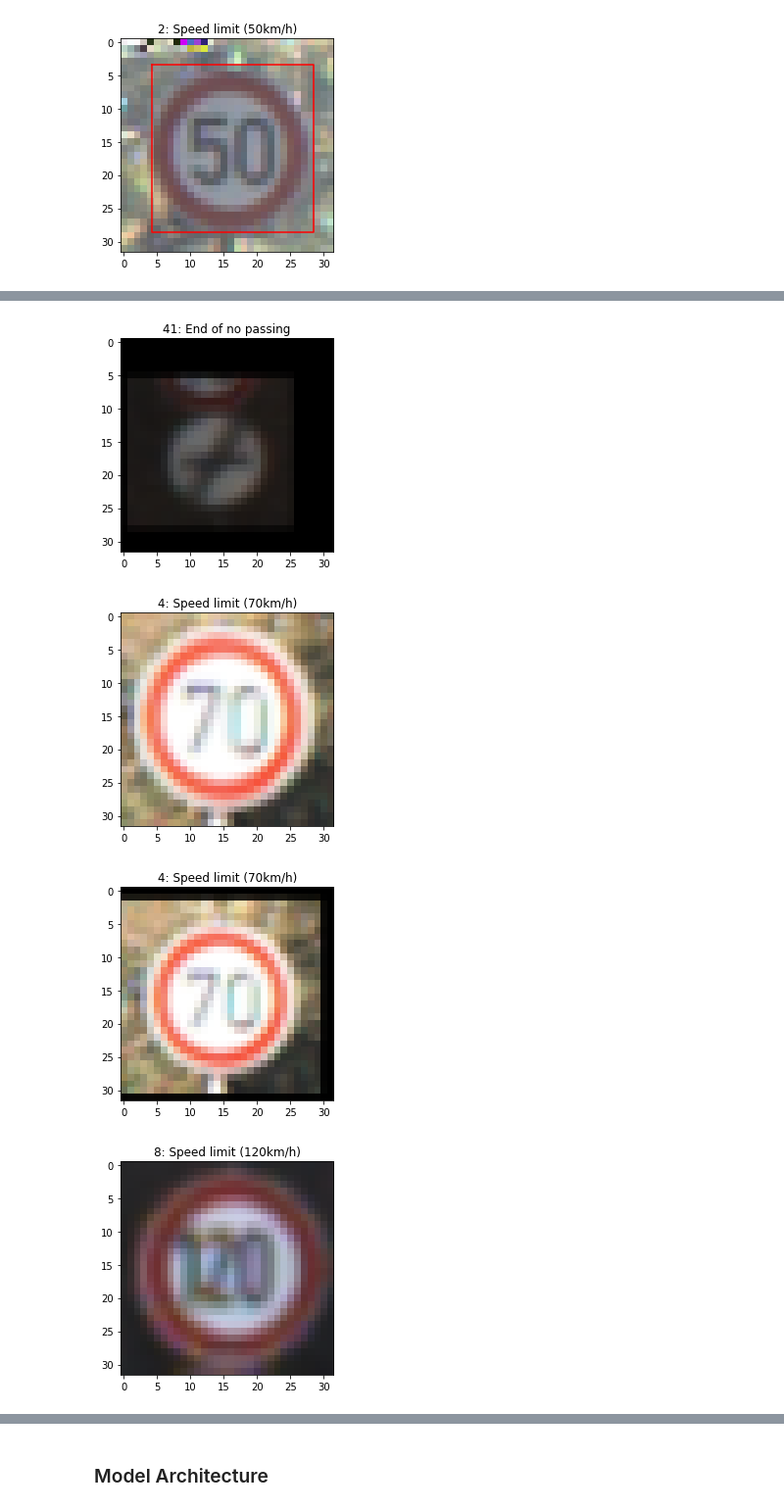
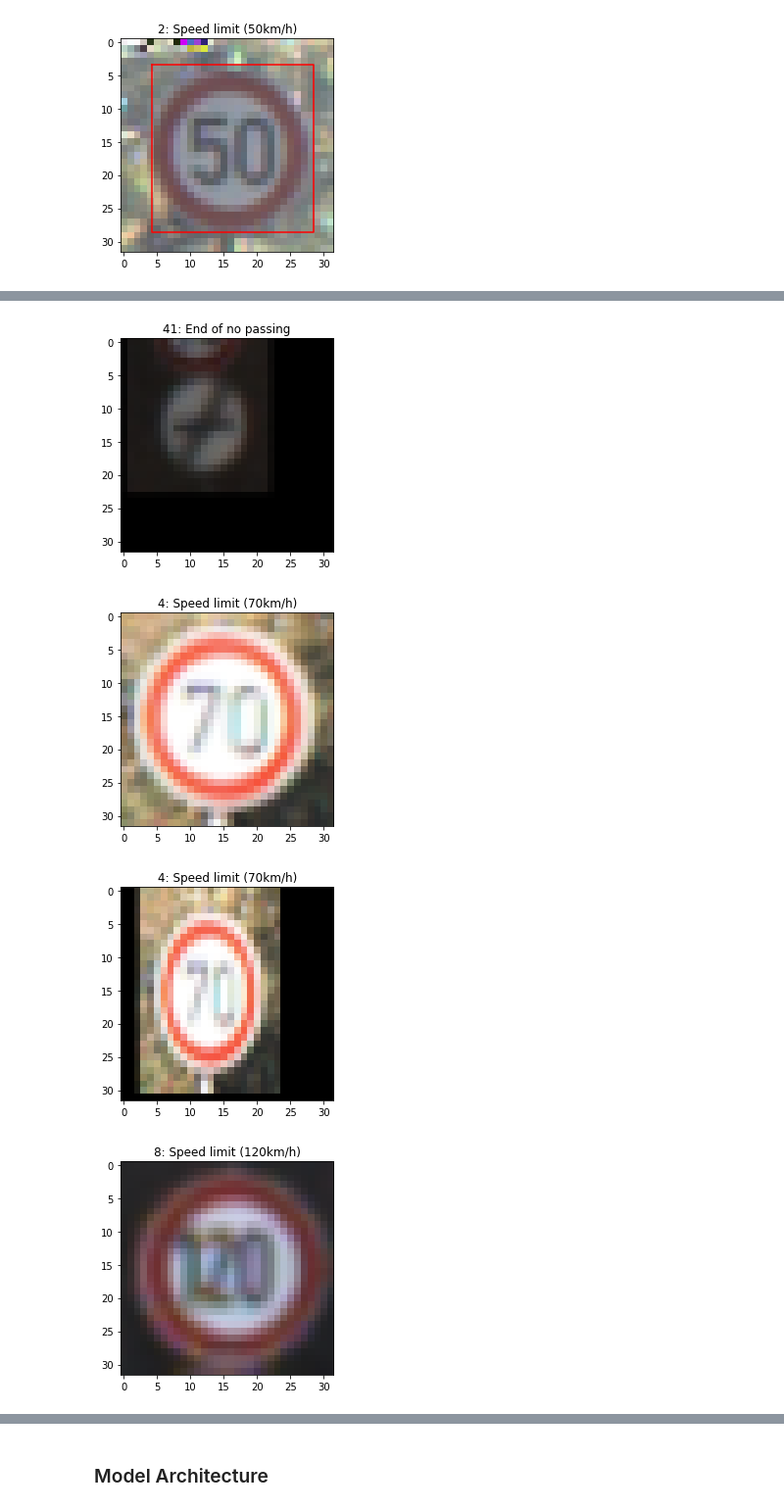
Before and after one commit to ysono/CarND-T1P2-Traffic-Sign-Classifier-Project, a Jupyter notebook: Traffic_Sign_Classifier.ipynb, the cells around one changed output, grey strips where cells are left out. Shown at 98% size. Cells and saved outputs as stored; diff of their text form; code cells hidden in the pictures.

```diff
--- a/Traffic_Sign_Classifier.ipynb
+++ b/Traffic_Sign_Classifier.ipynb
@@ -138,7 +147,7 @@ def sample_dataset(dataset, interval):
         result[k] = dataset[k][::interval]
     return result
 # %%
-figs_garbage.extend(visualize_dataset(sample_dataset(train, 4000)))
+figs_garbage.extend(visualize_dataset(sample_dataset(train_dataset, 4000)))
 # %% [output]
 [figure]
 [figure]
@@ -183,7 +192,7 @@ import numpy as np
 def pre_proc_images_gray(images):
     return np.array([cv2.cvtColor(img, cv2.COLOR_RGB2GRAY).reshape(image_dim, image_dim, 1) for img in images])
 
-temp_dataset = sample_dataset(train, 4000)
+temp_dataset = sample_dataset(train_dataset, 4000)
 temp_dataset['features'] = pre_proc_images_gray(temp_dataset['features'])[:,:,:,0]
 figs_garbage.extend(visualize_dataset(temp_dataset, cmap='gray'))
 # %% [output]
@@ -200,9 +209,9 @@ figs_garbage.extend(visualize_dataset(temp_dataset, cmap='gray'))
 def pre_proc_images_normalize(images):
     return (images.astype(np.float32) - 128) / 128
 
-temp_dataset = sample_dataset(train, 4000)
+temp_dataset = sample_dataset(train_dataset, 4000)
 temp_dataset['features'] = pre_proc_images_normalize(temp_dataset['features'])
-print(train['features'].max(), train['features'].min(), temp_dataset['features'].max(), temp_dataset['features'].min())
+print(train_dataset['features'].max(), train_dataset['features'].min(), temp_dataset['features'].max(), temp_dataset['features'].min())
 figs_garbage.extend(visualize_dataset(temp_dataset, vmin=-1.0, vmax=1.0))
 # %% [output]
 255 0 0.992188 -0.945312
@@ -221,0 +227,9 @@ def pre_proc_images_noise(images):
+# %%
+def generate_images_noise(images):
+    '''dtype of images should be non-integer. Hence images provided could eg be already normalized.'''
+    return np.random.normal(scale=0.04, size=images.shape) + images
+
+temp_dataset = sample_dataset(train_dataset, 4000)
+temp_dataset['features'] = generate_images_noise(pre_proc_images_normalize(pre_proc_images_gray(temp_dataset['features'])))[:,:,:,0]
+print(train_dataset['features'].max(), train_dataset['features'].min(), temp_dataset['features'].max(), temp_dataset['features'].min())
+figs_garbage.extend(visualize_dataset(temp_dataset, vmin=-1.0, vmax=1.0, cmap='gray'))
@@ -222,36 +247,35 @@ def pre_proc_images_noise(images):
 # %%
 import math
-import random
 
-def rand_pad_distortion():
-    return random.randint(0, image_dim / 2 - 1)
+def rand_pad_pixels():
+    return np.random.randint(0, image_dim / 2, size=2)
 
 def generate_images(dataset):
     result_dataset = {
         'features': [],
         'labels': []
     }
     for f, l, s, c in zip(dataset['features'], dataset['labels'], dataset['sizes'], dataset['coords']):
         w, h = s
         x1, y1, x2, y2 = c
         x1, x2 = float(x1) / w * image_dim, float(x2) / w * image_dim
         y1, y2 = float(y1) / h * image_dim, float(y2) / h * image_dim
 
         cropped = f[math.floor(x1):math.ceil(x2)+1, math.floor(y1):math.ceil(y2)+1, :]
         result_dataset['features'].append(cv2.resize(cropped, (image_dim, image_dim)))
         result_dataset['labels'].append(l)
 
-        distorted = np.pad(f, ((rand_pad_distortion(),rand_pad_distortion()), (rand_pad_distortion(),rand_pad_distortion()), (0,0)), 'constant')
+        distorted = np.pad(f, (rand_pad_pixels(), rand_pad_pixels(), (0,0)), 'constant')
         result_dataset['features'].append(cv2.resize(distorted, (image_dim, image_dim)))
         result_dataset['labels'].append(l)
     return result_dataset
 
-temp_dataset = sample_dataset(train, 8000)
+temp_dataset = sample_dataset(train_dataset, 8000)
 temp_dataset = generate_images(temp_dataset)
 figs_garbage.extend(visualize_dataset(temp_dataset))
 # %% [output]
 [figure]
-[figure, old version]
+[figure, new version]
 [figure]
-[figure, old version]
+[figure, new version]
 [figure]
```
Also changed, not shown: parts of 24 cells of this notebook, 8 other files.
